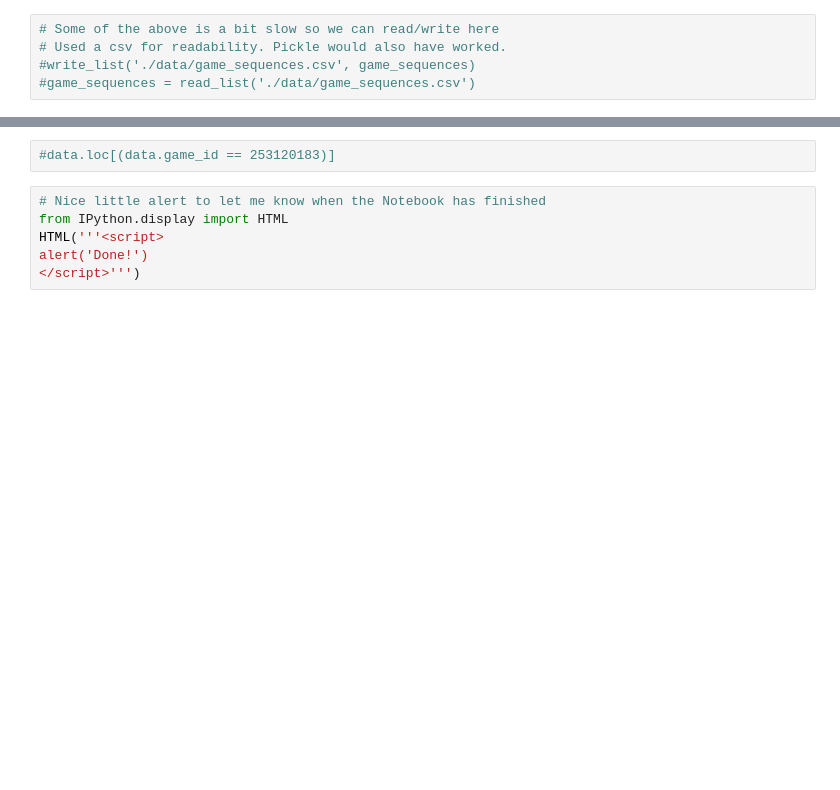
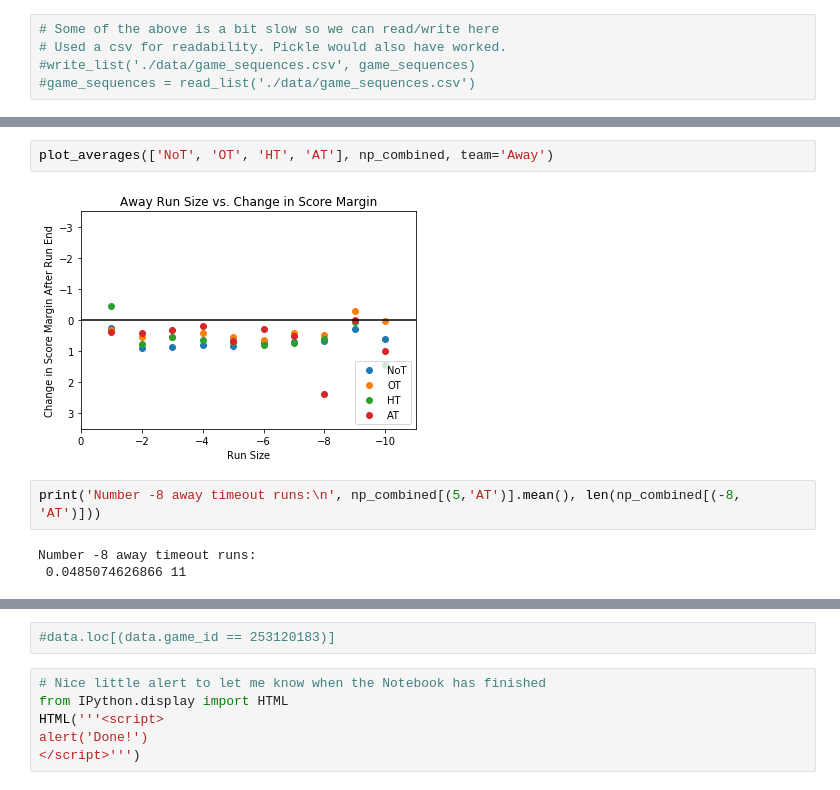
Before and after one commit to mattfred10/Timeout-Analyzer, a Jupyter notebook: Matching_Analysis.ipynb, the cells around one changed output, grey strips where cells are left out. Drawn from its saved outputs; the diff is of its cells as text; blank space fills up the shorter version.

```diff
--- a/Matching_Analysis.ipynb
+++ b/Matching_Analysis.ipynb
@@ -443,0 +570,9 @@ plot_averages(seq_values.keys())
+# %%
+plot_averages(['NoT', 'OT', 'HT', 'AT'], np_combined, team='Away')
+# %% [output]
+[figure, added]
+# %%
+print('Number -8 away timeout runs:\n', np_combined[(5,'AT')].mean(), len(np_combined[(-8, 'AT')]))
+# %% [output]
+Number -8 away timeout runs:
+ 0.0485074626866 11
```
Also changed, not shown: parts of 25 cells of this notebook.
